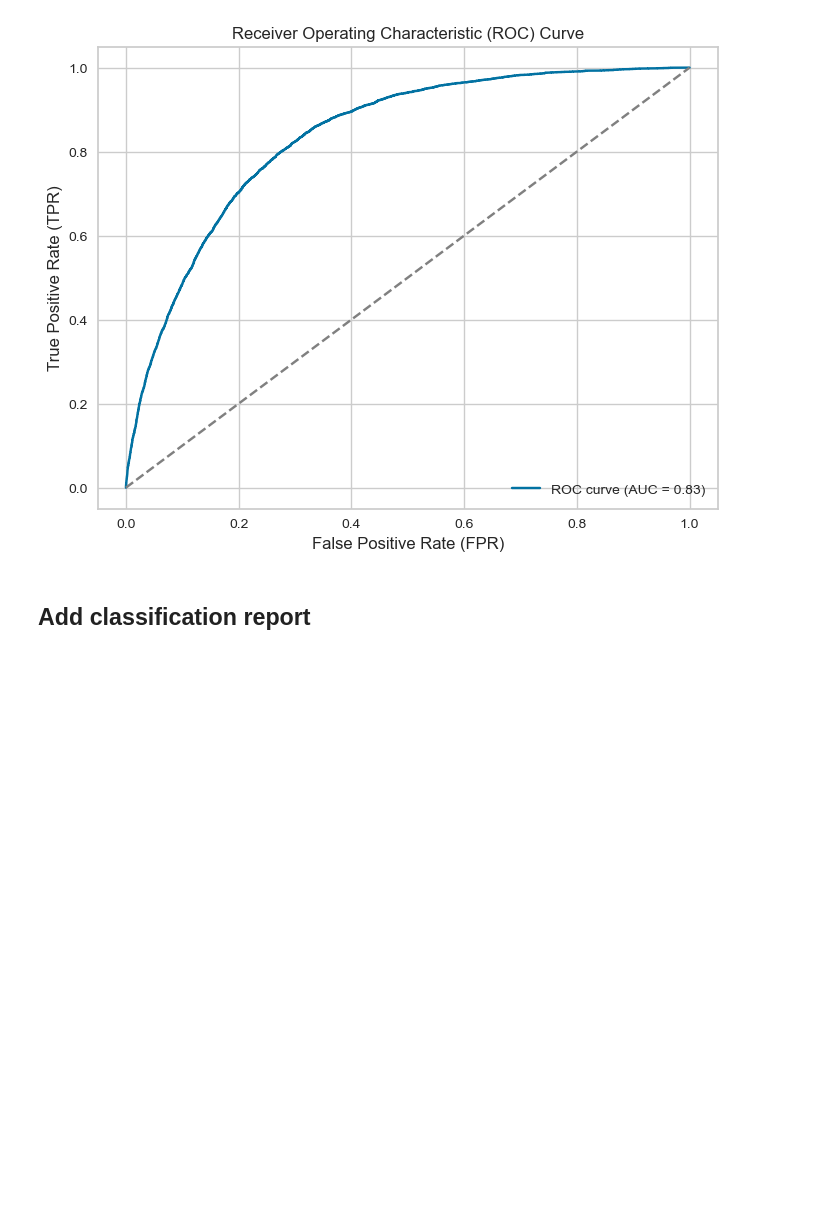
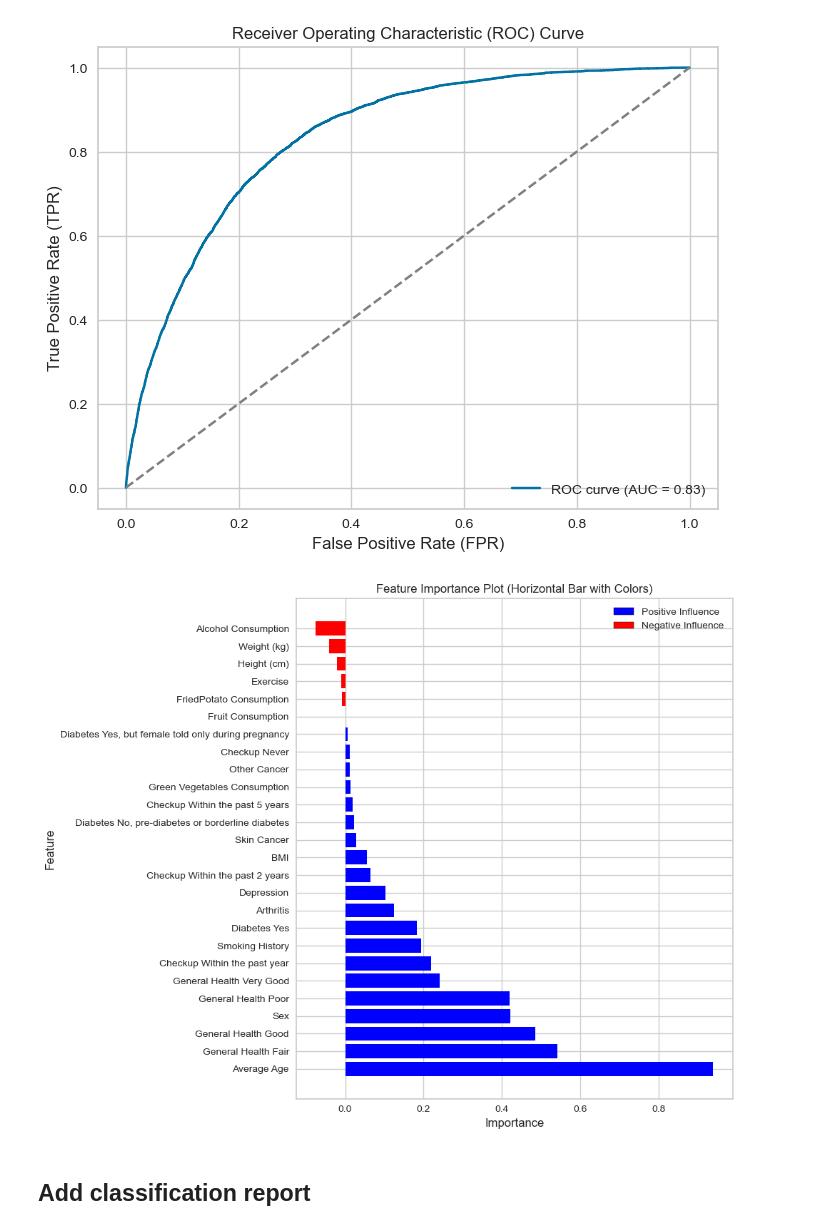
Before and after one commit to bobebend/Cardiovascular_diseases_risk_prediction, a Jupyter notebook: notebooks/logistic_regress.ipynb, the cells around one changed output. Cells and saved outputs as stored; diff of their text form; code cells hidden in the pictures; blank space fills up the shorter version.

```diff
--- a/notebooks/logistic_regress.ipynb
+++ b/notebooks/logistic_regress.ipynb
@@ -405,6 +405,47 @@ Classification Report on Testing Data:
 weighted avg       0.89      0.92      0.89     61771
 [figure]
 [figure]
+# %%
+import matplotlib.pyplot as plt
+import numpy as np
+from matplotlib.patches import Patch
+
+# Get feature names from your cardio dataset
+feature_names = cardio.drop(columns=['Heart_Disease']).columns
+
+# Get feature importances from the fitted logistic regression model
+feature_importances = logreg.coef_[0]
+
+# Sort features by their importance
+sorted_indices = np.argsort(feature_importances)[::-1]
+sorted_importances = feature_importances[sorted_indices]
+sorted_feature_names = feature_names[sorted_indices]
+
+# Remove underscores from feature names
+sorted_feature_names = [name.replace('_', ' ') for name in sorted_feature_names]
+
+# Create a list of colors for the bars
+colors = ['blue' if imp > 0 else 'red' for imp in sorted_importances]
+
+# Create a horizontal bar chart of feature importances with different colors
+plt.figure(figsize=(10, 8))
+bars = plt.barh(range(len(sorted_feature_names)), sorted_importances, align='center', color=colors)
+plt.yticks(range(len(sorted_feature_names)), sorted_feature_names)
+plt.xlabel('Importance')
+plt.ylabel('Feature')
+plt.title('Feature Importance Plot (Horizontal Bar with Colors)')
+plt.tight_layout()
+
+# Create custom legend handles with distinct colors
+legend_handles = [Patch(facecolor='blue', edgecolor='black', label='Positive Influence'),
+                  Patch(facecolor='red', edgecolor='black', label='Negative Influence')]
+
+# Add the custom legend handles
+plt.legend(handles=legend_handles)
+
+plt.show()
+# %% [output]
+[figure, added]
 # %% [markdown]
 ## Add classification report
 # %%
```
Also changed, not shown: parts of 1 cell of this notebook, 2 other files.
